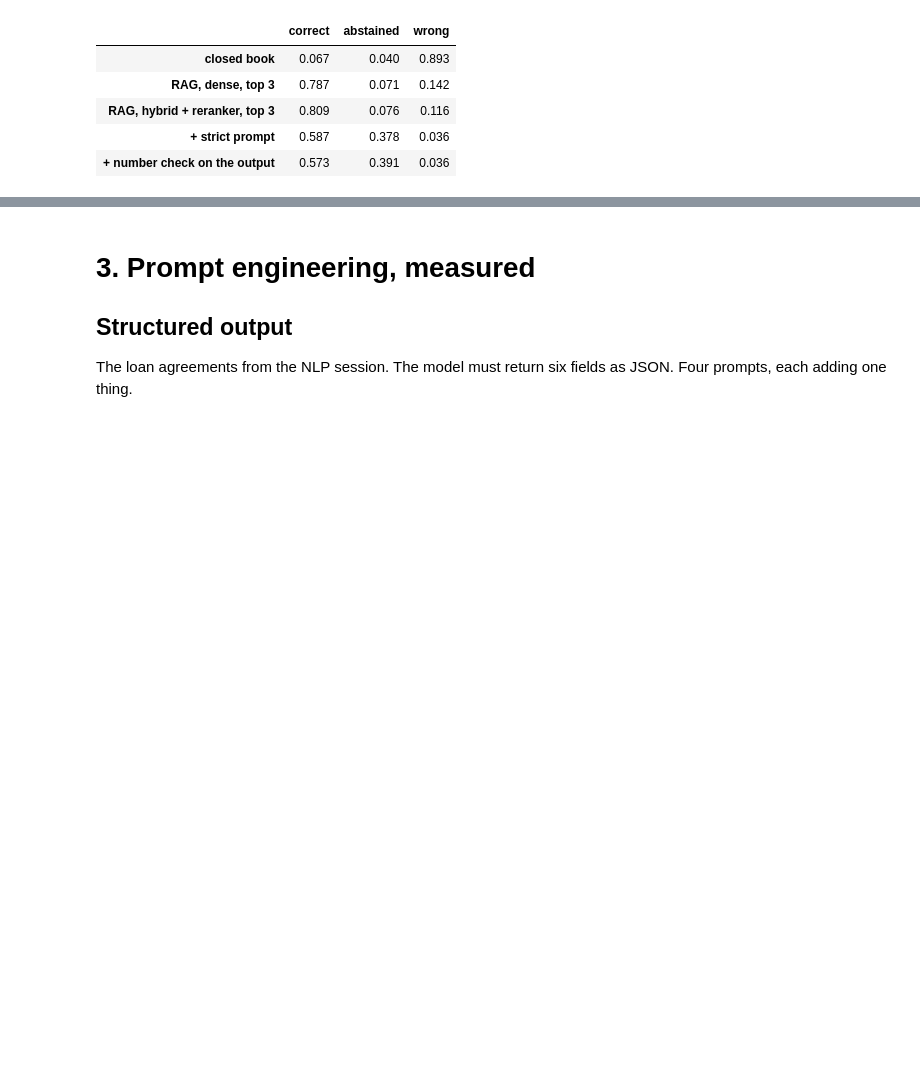
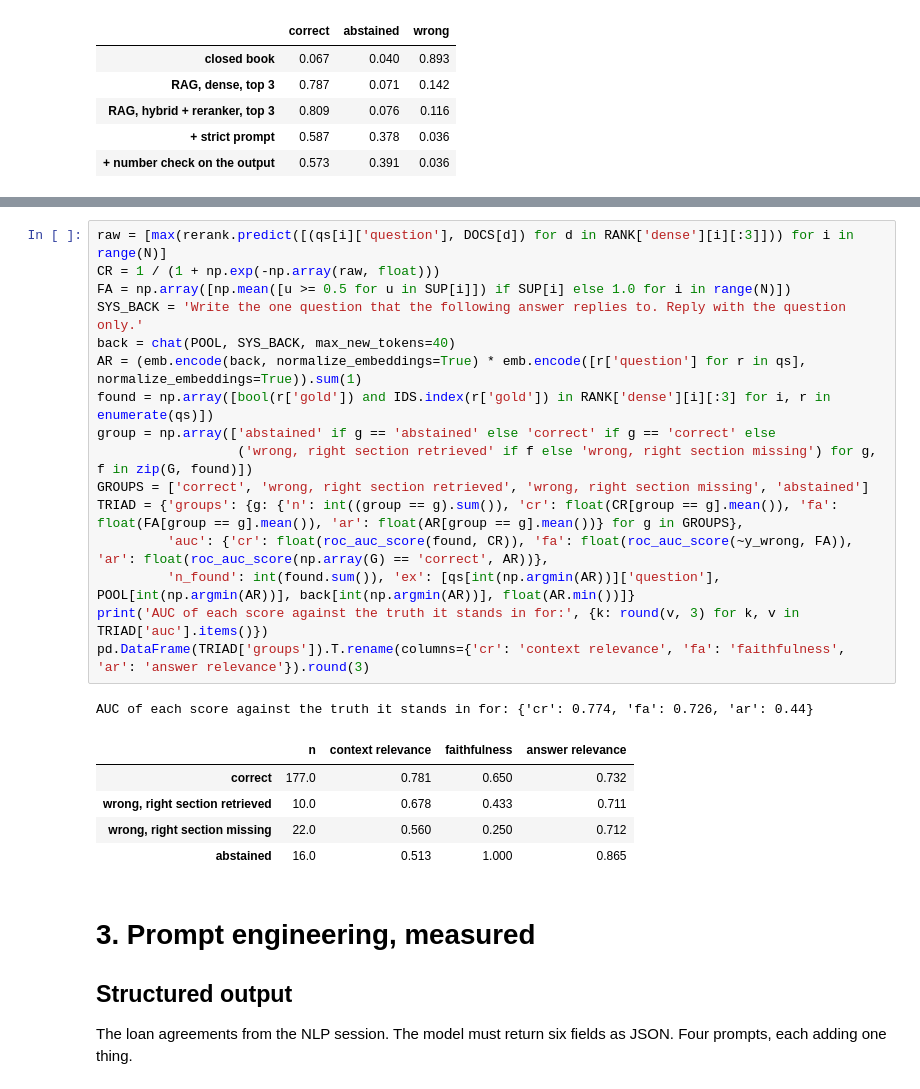
Before and after one commit to iitm-da/finance-ml, a Jupyter notebook: llm/llms_in_depth.ipynb, the cells around one changed output, grey strips where cells are left out. Cells and saved outputs as stored; diff of their text form; blank space fills up the shorter version.

```diff
--- a/llm/llms_in_depth.ipynb
+++ b/llm/llms_in_depth.ipynb
@@ -1010,3 +1147,26 @@ pd.DataFrame({s: {k: LADDER[s][k] for k in ('correct', 'abstained', 'wrong')} fo
+# %%
+raw = [max(rerank.predict([(qs[i]['question'], DOCS[d]) for d in RANK['dense'][i][:3]])) for i in range(N)]
+CR = 1 / (1 + np.exp(-np.array(raw, float)))
+FA = np.array([np.mean([u >= 0.5 for u in SUP[i]]) if SUP[i] else 1.0 for i in range(N)])
+SYS_BACK = 'Write the one question that the following answer replies to. Reply with the question only.'
+back = chat(POOL, SYS_BACK, max_new_tokens=40)
+AR = (emb.encode(back, normalize_embeddings=True) * emb.encode([r['question'] for r in qs], normalize_embeddings=True)).sum(1)
+found = np.array([bool(r['gold']) and IDS.index(r['gold']) in RANK['dense'][i][:3] for i, r in enumerate(qs)])
+group = np.array(['abstained' if g == 'abstained' else 'correct' if g == 'correct' else
+                  ('wrong, right section retrieved' if f else 'wrong, right section missing') for g, f in zip(G, found)])
+GROUPS = ['correct', 'wrong, right section retrieved', 'wrong, right section missing', 'abstained']
+TRIAD = {'groups': {g: {'n': int((group == g).sum()), 'cr': float(CR[group == g].mean()), 'fa': float(FA[group == g].mean()), 'ar': float(AR[group == g].mean())} for g in GROUPS},
+         'auc': {'cr': float(roc_auc_score(found, CR)), 'fa': float(roc_auc_score(~y_wrong, FA)), 'ar': float(roc_auc_score(np.array(G) == 'correct', AR))},
+         'n_found': int(found.sum()), 'ex': [qs[int(np.argmin(AR))]['question'], POOL[int(np.argmin(AR))], back[int(np.argmin(AR))], float(AR.min())]}
+print('AUC of each score against the truth it stands in for:', {k: round(v, 3) for k, v in TRIAD['auc'].items()})
+pd.DataFrame(TRIAD['groups']).T.rename(columns={'cr': 'context relevance', 'fa': 'faithfulness', 'ar': 'answer relevance'}).round(3)
+# %% [output]
+AUC of each score against the truth it stands in for: {'cr': 0.774, 'fa': 0.726, 'ar': 0.44}
+|  | n | context relevance | faithfulness | answer relevance |
+| correct | 177.0 | 0.781 | 0.650 | 0.732 |
+| wrong, right section retrieved | 10.0 | 0.678 | 0.433 | 0.711 |
+| wrong, right section missing | 22.0 | 0.560 | 0.250 | 0.712 |
+| abstained | 16.0 | 0.513 | 1.000 | 0.865 |
 # %% [markdown]
 # 3. Prompt engineering, measured
 
```
Also changed, not shown: parts of 7 cells of this notebook, 8 other files.
